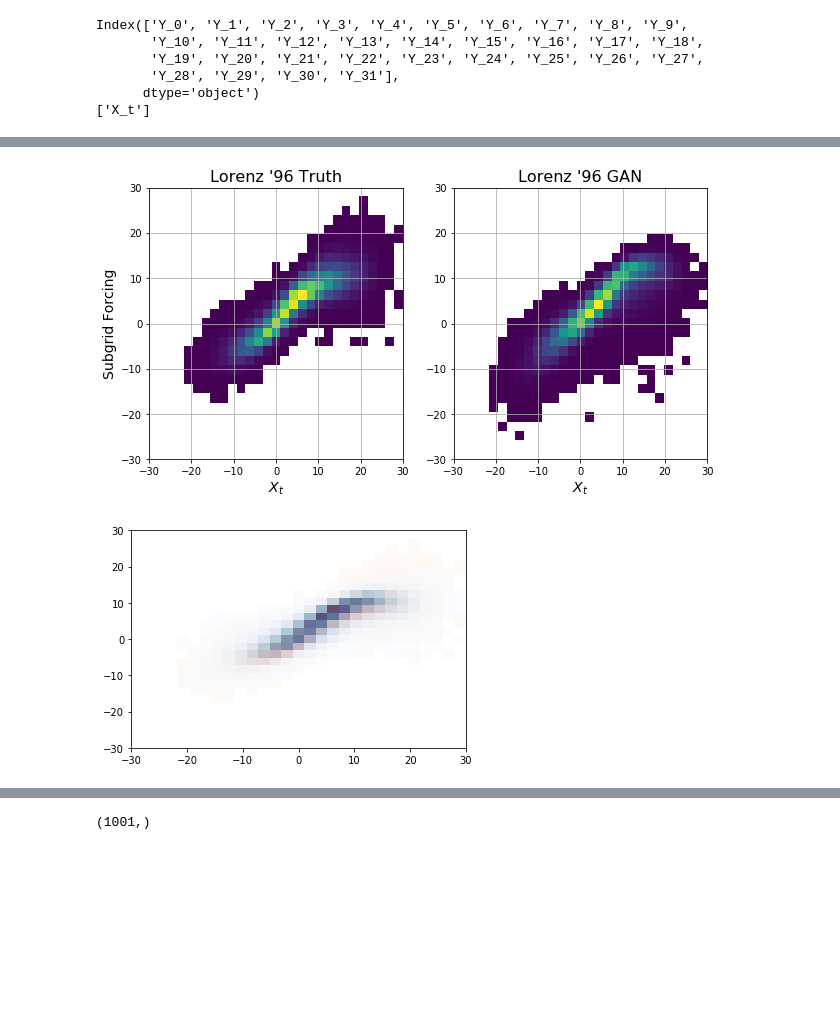
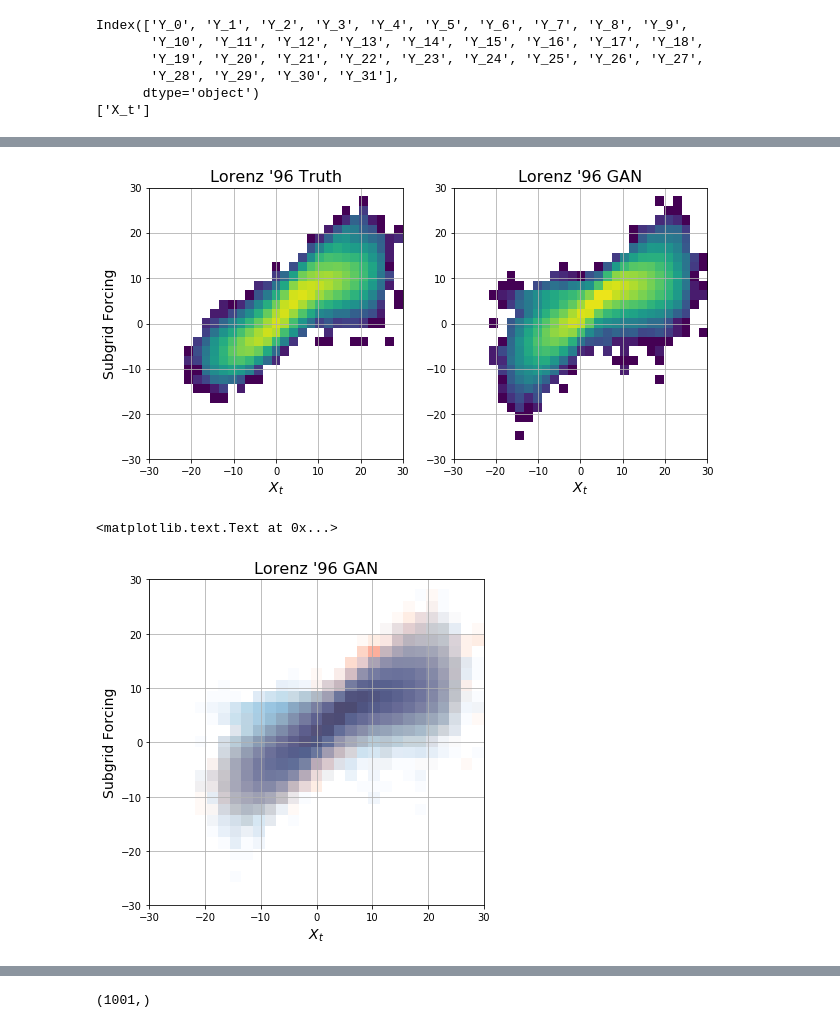
Before and after one commit to djgagne/lorenz_gan, a Jupyter notebook: notebooks/lorenz_gan_eval.ipynb, the cells around one changed output, grey strips where cells are left out. Drawn from its saved outputs; the diff is of its cells as text; code cells hidden in the pictures; blank space fills up the shorter version.

```diff
--- a/notebooks/lorenz_gan_eval.ipynb
+++ b/notebooks/lorenz_gan_eval.ipynb
@@ -175,3 +175,6 @@ gan_loss[["Gen accuracy", "Disc accuracy"]].rolling(100).mean().plot(x=gan_loss[
+# %%
+epoch = 10
+gen_model = load_model("../exp/gan_generator_0000_epoch_{0:04d}.h5".format(epoch), custom_objects={"Interpolate1D": Interpolate1D})
 # %%
 combined_data = pd.read_csv("../exp/lorenz_combined_output.csv")
 y_cols = combined_data.columns[combined_data.columns.str.contains("Y")]
@@ -212,6 +195,6 @@ array([[ 0.99669999],
 # %%
 pred_func = K.function(gen_model.input + [K.learning_phase()], [gen_model.output])
-gan_norm = pred_func([x_norm[:,:,0] , np.random.normal(size=(x_norm.shape[0], 1)), True])[0]
+gan_norm = pred_func([x_norm[:,:,0] , np.random.normal(size=(x_norm.shape[0], 4)), True])[0]
 gan_y = unnormalize_data(gan_norm, y_scaling)
 # %%
 fig, axes = plt.subplots(1, 2, figsize=(10, 5))
@@ -223,11 +221,12 @@ axes[1].pcolormesh(gan_y[:, :, 0], vmin=-2, vmax=2, cmap="RdBu_r")
 # %%
 fig, axes = plt.subplots(1, 2, figsize=(10, 5))
 _ = axes[0].hist2d(combined_data["X_t"], combined_data[y_cols].sum(axis=1), bins=[np.linspace(-30, 30, 30),
-                                                                                   np.linspace(-30, 30, 30)], cmin=1)
-#axes[0].plot(np.linspace(-30, 30, 10), np.linspace(-30, 30, 10), 'k--')
+                                                                                   np.linspace(-30, 30, 30)],
+                   cmin=1, cmax=10000, norm=LogNorm(1, 10000))
 axes[0].set_title("Lorenz '96 Truth", fontsize=16)
 _ = axes[1].hist2d(combined_data["X_t"], gan_y[:, :, 0].sum(axis=1), bins=[np.linspace(-30, 30, 30),
-                                                                    np.linspace(-30, 30, 30)], cmin=1)
+                                                                           np.linspace(-30, 30, 30)],
+                   cmin=1, cmax=10000, norm=LogNorm(1, 10000))
 axes[1].set_title("Lorenz '96 GAN", fontsize=16)
 axes[0].set_xlabel("$X_t$", fontsize=14)
 axes[1].set_xlabel("$X_t$", fontsize=14)
@@ -236,15 +235,21 @@ axes[1].grid()
 axes[0].set_ylabel("Subgrid Forcing", fontsize=14)
 plt.savefig("../exp/gan_x_ymean_hist.png", dpi=200, bbox_inches="tight")
 # %% [output]
-[figure, old version]
+[figure, new version]
 # %%
+plt.figure(figsize=(6, 6))
 _ = plt.hist2d(combined_data["X_t"], combined_data[y_cols].sum(axis=1), bins=[np.linspace(-30, 30, 30),
-               np.linspace(-30, 30, 30)], cmin=1, cmap="Reds", alpha=0.6)
+               np.linspace(-30, 30, 30)], cmin=1, cmax=10000, norm=LogNorm(1, 10000), cmap="Reds", alpha=0.6)
 
 _ = plt.hist2d(combined_data["X_t"], gan_y[:, :, 0].sum(axis=1), bins=[np.linspace(-30, 30, 30),
-               np.linspace(-30, 30, 30)], cmap="Blues", cmin=1, alpha=0.6)
+               np.linspace(-30, 30, 30)], cmap="Blues", cmin=1, cmax=10000, norm=LogNorm(1, 10000), alpha=0.6)
+plt.grid()
+plt.title("Lorenz '96 GAN", fontsize=16)
+plt.xlabel("$X_t$", fontsize=14)
+plt.ylabel("Subgrid Forcing", fontsize=14)
 # %% [output]
+<matplotlib.text.Text at 0x...>
-[figure, old version]
+[figure, new version]
 # %%
 y_data = combined_data[y_cols].values
 # %%
```
Also changed, not shown: parts of 42 cells of this notebook, 5 other files.
